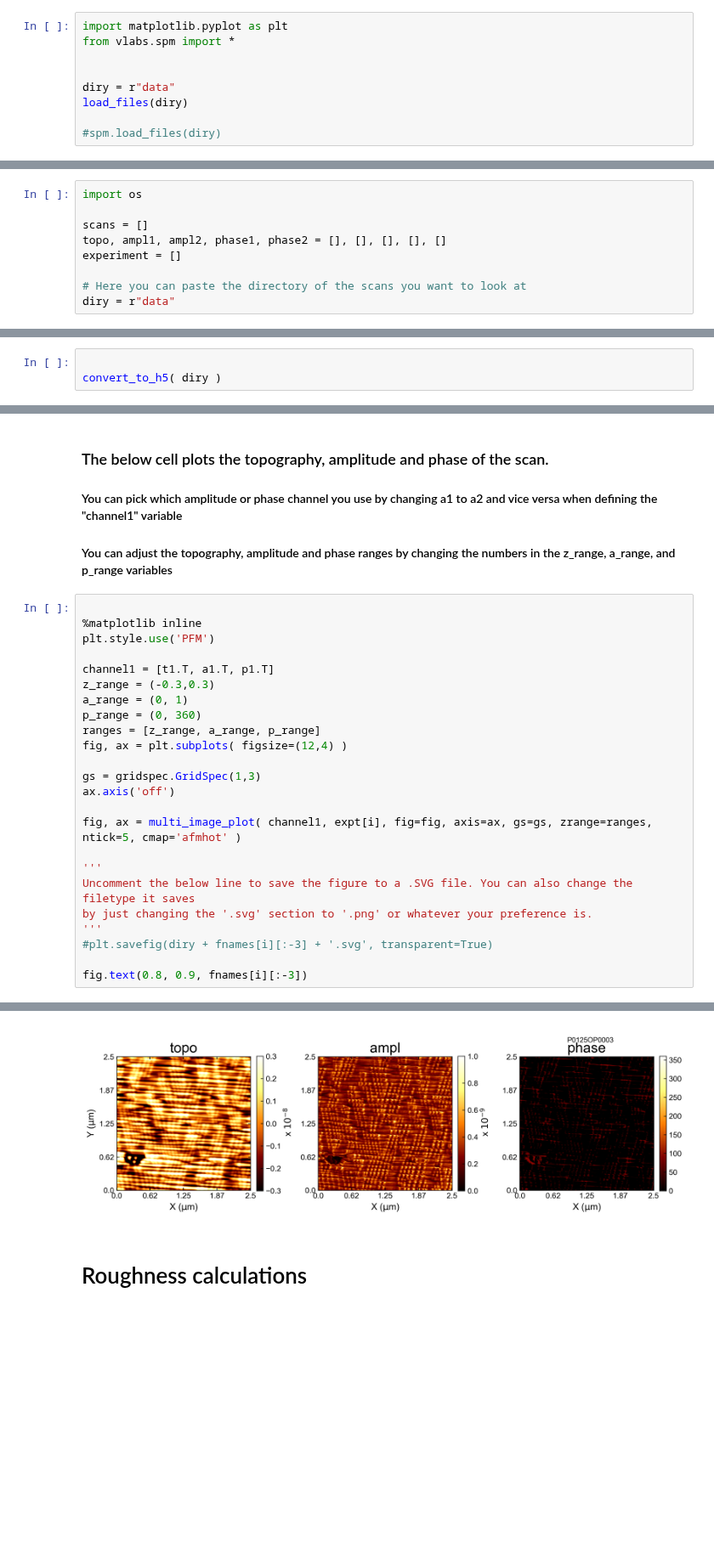
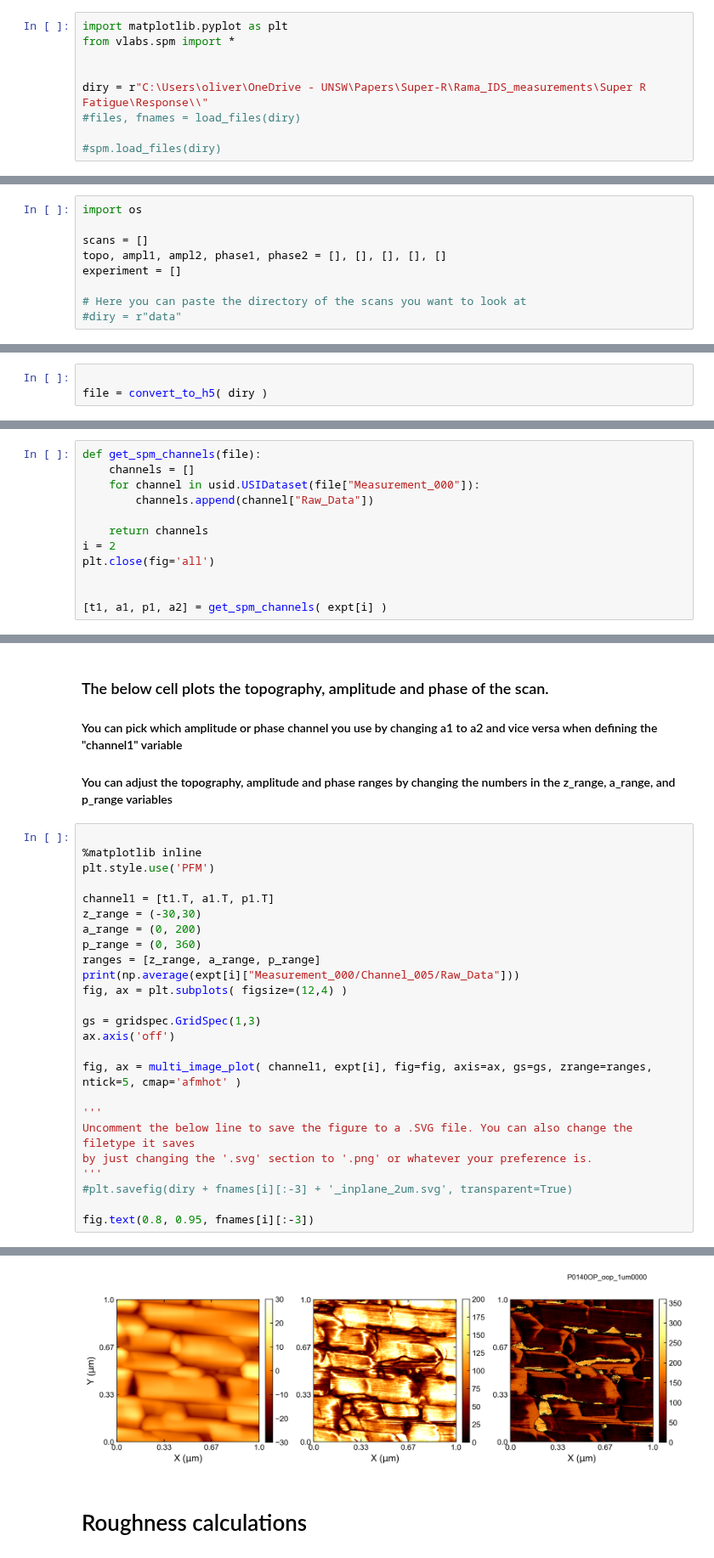
Before and after one commit to ohcpaull/epytaxy, a Jupyter notebook: PFM analysis/PFM_Analysis.ipynb, the cells around one changed output, grey strips where cells are left out. Shown at 85% size. Drawn from its saved outputs; the diff is of its cells as text; blank space fills up the shorter version.

```diff
--- a/PFM analysis/PFM_Analysis.ipynb
+++ b/PFM analysis/PFM_Analysis.ipynb
@@ -42,7 +42,7 @@ import matplotlib.pyplot as plt
 from vlabs.spm import *
 
 
-diry = r"data"
-load_files(diry)
+diry = r"C:\Users\oliver\OneDrive - UNSW\Papers\Super-R\Rama_IDS_measurements\Super R Fatigue\Response\\"
+#files, fnames = load_files(diry)
 
 #spm.load_files(diry)
@@ -77,4 +56,4 @@ topo, ampl1, ampl2, phase1, phase2 = [], [], [], [], []
 experiment = []
 
 # Here you can paste the directory of the scans you want to look at
-diry = r"data"
+#diry = r"data"
@@ -82,5 +102,5 @@ diry = r"data"
 # Only execute the below cell if you want to convert IBW files to h5. This conversion only needs to be done once.
 # %%
 
-convert_to_h5( diry )
+file = convert_to_h5( diry )
 # %% [output]
@@ -131,0 +140,12 @@ array([[-2.7631586e-10,  1.7863044e-10,  5.8170713e-10, ...,
+# %%
+def get_spm_channels(file):
+    channels = []
+    for channel in usid.USIDataset(file["Measurement_000"]):
+        channels.append(channel["Raw_Data"])
+
+    return channels
+i = 2
+plt.close(fig='all')
+
+
+[t1, a1, p1, a2] = get_spm_channels( expt[i] )
@@ -140,10 +162,11 @@ array([[-2.7631586e-10,  1.7863044e-10,  5.8170713e-10, ...,
 plt.style.use('PFM')
 
 channel1 = [t1.T, a1.T, p1.T]
-z_range = (-0.3,0.3)
-a_range = (0, 1)
+z_range = (-30,30)
+a_range = (0, 200)
 p_range = (0, 360)
 ranges = [z_range, a_range, p_range]
+print(np.average(expt[i]["Measurement_000/Channel_005/Raw_Data"]))
 fig, ax = plt.subplots( figsize=(12,4) )
 
 gs = gridspec.GridSpec(1,3)
@@ -155,7 +178,7 @@ fig, ax = multi_image_plot( channel1, expt[i], fig=fig, axis=ax, gs=gs, zrange=r
 Uncomment the below line to save the figure to a .SVG file. You can also change the filetype it saves
 by just changing the '.svg' section to '.png' or whatever your preference is.
 '''
-#plt.savefig(diry + fnames[i][:-3] + '.svg', transparent=True)
+#plt.savefig(diry + fnames[i][:-3] + '_inplane_2um.svg', transparent=True)
 
-fig.text(0.8, 0.9, fnames[i][:-3])
+fig.text(0.8, 0.95, fnames[i][:-3])
 # %% [output]
@@ -163,4 +187,4 @@ Text(0.8, 0.9, 'P0125OP0003')
-[figure, old version]
+[figure, new version]
 # %% [markdown]
 # Roughness calculations
 # %%
```
Also changed, not shown: parts of 13 cells of this notebook, 2 other files.
